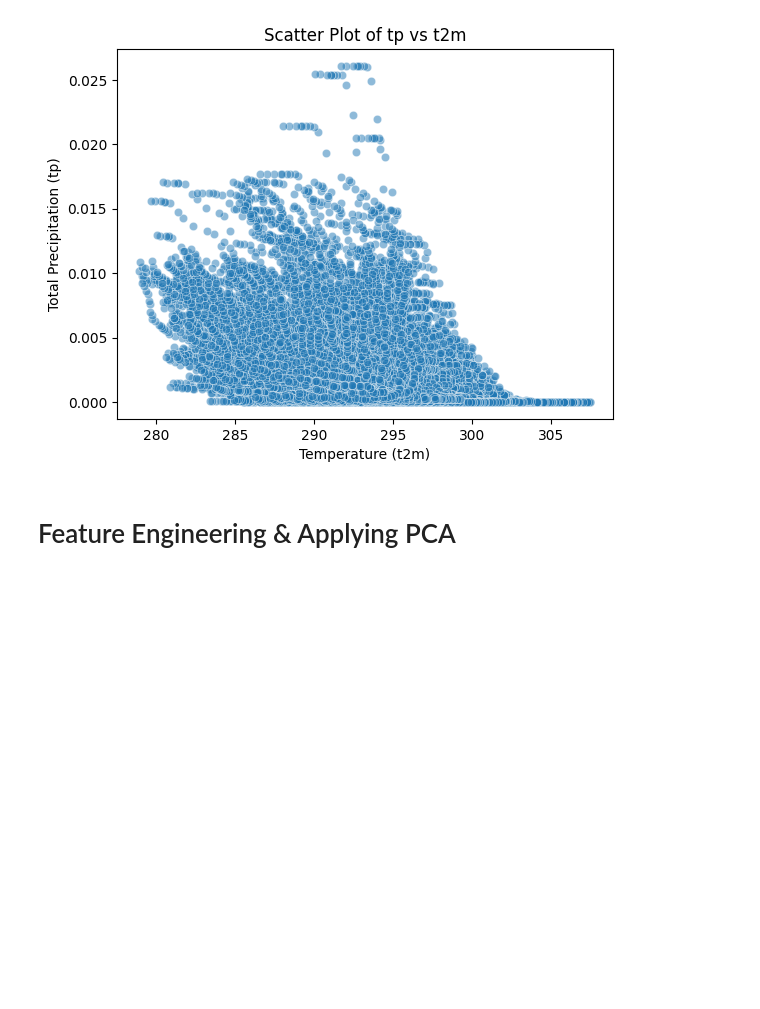
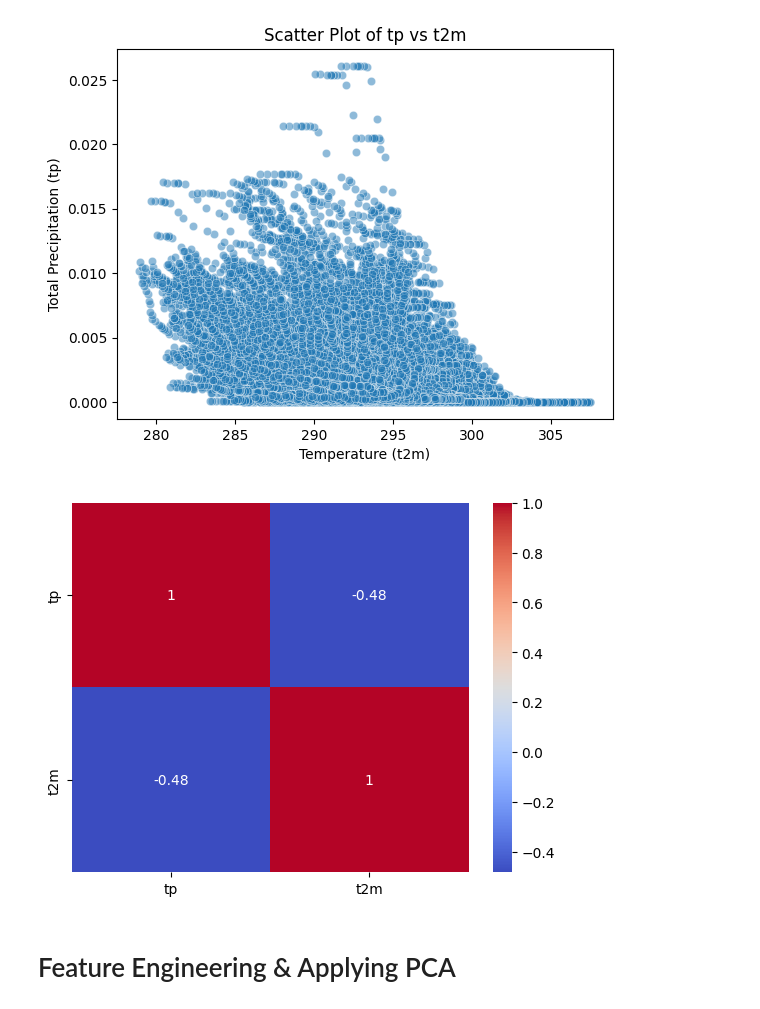
Before and after one commit to aminnademi/Clustring-On-North-of-Iran-Climate-Dataset, a Jupyter notebook: notebook.ipynb, the cells around one changed output. Cells and saved outputs as stored; diff of their text form; code cells hidden in the pictures; blank space fills up the shorter version.

```diff
--- a/notebook.ipynb
+++ b/notebook.ipynb
@@ -143,6 +142,11 @@ plt.ylabel('Total Precipitation (tp)')
 plt.show()
 # %% [output]
 [figure]
+# %%
+sns.heatmap(features.corr(), annot=True, cmap= "coolwarm")
+plt.show()
+# %% [output]
+[figure, added]
 # %% [markdown]
 # Feature Engineering & Applying PCA
 # %%
```
Also changed, not shown: parts of 2 cells of this notebook.
